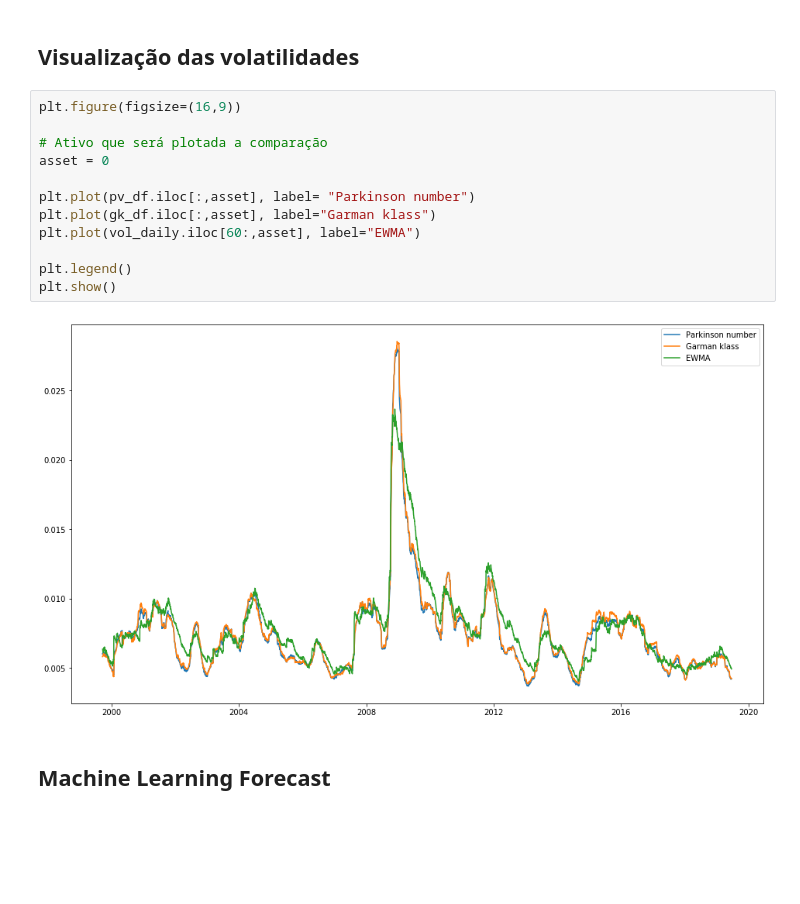
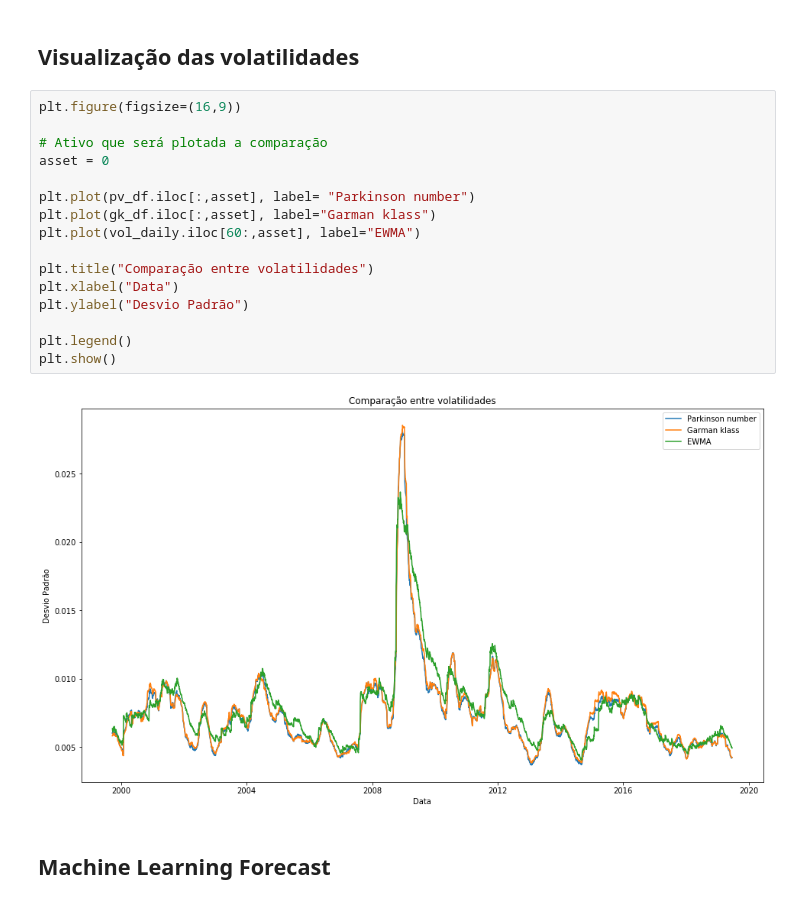
Before and after one commit to turing-usp/Momentum, a Jupyter notebook: TSMOM_Leme.ipynb, the cells around one changed output. Saved outputs shown, nothing was run; the diff lists cells and outputs as text; blank space fills up the shorter version.

```diff
--- a/TSMOM_Leme.ipynb
+++ b/TSMOM_Leme.ipynb
@@ -266,16 +266,20 @@ gk_monthly.head()
 # %%
 plt.figure(figsize=(16,9))
 
 # Ativo que será plotada a comparação
 asset = 0
 
 plt.plot(pv_df.iloc[:,asset], label= "Parkinson number")
 plt.plot(gk_df.iloc[:,asset], label="Garman klass")
 plt.plot(vol_daily.iloc[60:,asset], label="EWMA")
 
+plt.title("Comparação entre volatilidades")
+plt.xlabel("Data")
+plt.ylabel("Desvio Padrão")
+
 plt.legend()
 plt.show()
 # %% [output]
-[figure, old version]
+[figure, new version]
 # %% [markdown]
 ## Machine Learning Forecast
```
Also changed, not shown: parts of 17 cells of this notebook.
